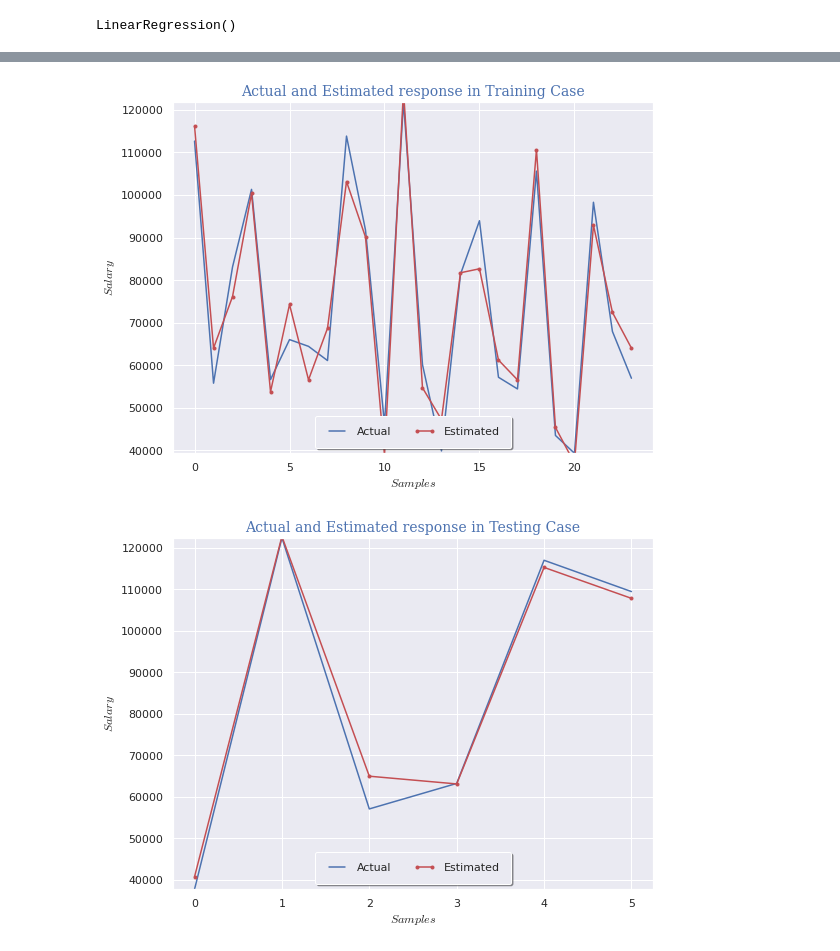
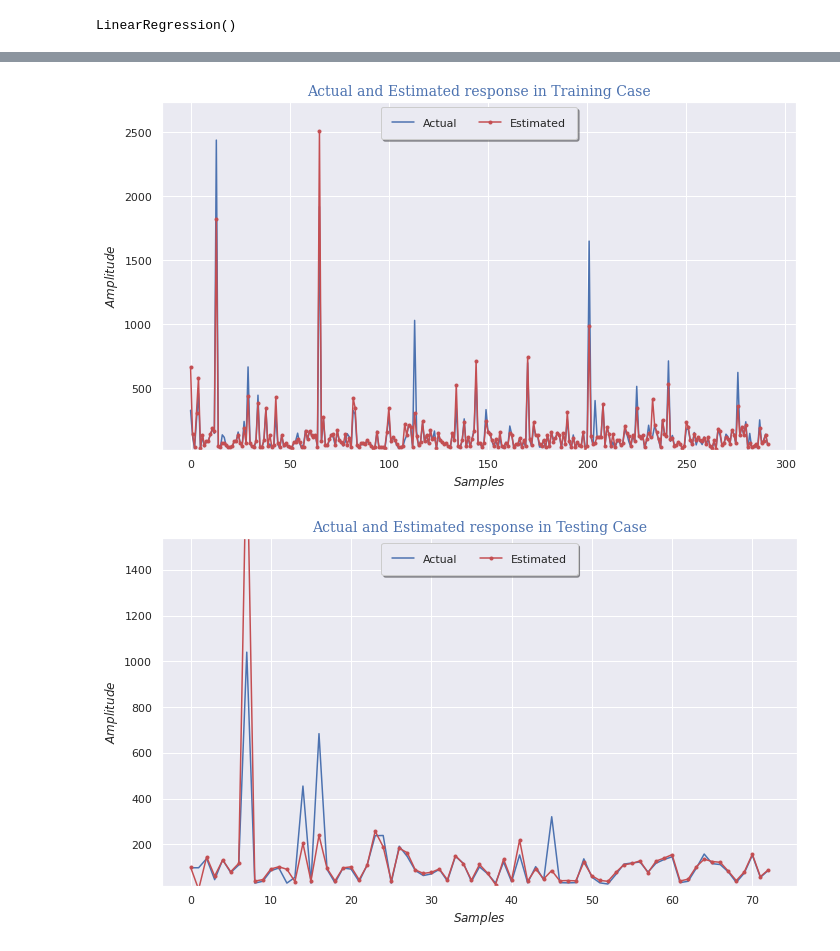
Before and after one commit to asheta66/Machine-Learning-2024, a Jupyter notebook: Multiple Linear Regression/MLR_A.ipynb, the cells around one changed output, grey strips where cells are left out. Saved outputs shown, nothing was run; the diff lists cells and outputs as text; code cells hidden in the pictures.

```diff
--- a/Multiple Linear Regression/MLR_A.ipynb
+++ b/Multiple Linear Regression/MLR_A.ipynb
@@ -1,7 +1,7 @@
 # %% [markdown]
 <a href="https://colab.research.google.com/github/asheta66/Machine-Learning-2022/blob/main/Multiple%20Linear%20Regression/MLR_A.ipynb" target="_parent"><img src="https://colab.research.google.com/assets/colab-badge.svg" alt="Open In Colab"/></a>
 # %%
-# Simple Linear Regression
+# Multiple Linear Regression for Gila River in USA Forecasting
 # Importing the libraries
 
 import numpy as np
@@ -15,7 +15,7 @@ import seaborn as sns
 
 # Importing the datasets
 import sklearn.datasets
-Salary_data = pd.read_csv("https://raw.githubusercontent.com/asheta66/Machine-Learning-2022/main/Simple%20Linear%20Regression/Salary_Data.csv")
-X = Salary_data.iloc[:,:-1].values
-y = Salary_data.iloc[:,1].values
-Salary_data
+gila_river = pd.read_csv("https://raw.githubusercontent.com/asheta66/Machine-Learning-2022/main/Multiple%20Linear%20Regression/GilaRiverFlow.csv")
+X = gila_river.iloc[:,:-1].values
+y = gila_river.iloc[:,3].values
+#gila_river
@@ -78,3 +51,0 @@ sns.displot(data=Salary_data, x="Salary", kde=True)
-# %%
-sns.set(rc={"figure.figsize":(5, 10)}) #width=8, height=4
-sns.countplot(data=Salary_data, y="YearsExperience")
@@ -84,6 +51,0 @@ sns.countplot(data=Salary_data, y="YearsExperience")
-# %%
-sns.set(rc={"figure.figsize":(8, 6)}) #width=8, height=4
-sns.barplot(data=Salary_data, y="YearsExperience", x="Salary")
-
-current_values = plt.gca().get_xticks()
-plt.gca().set_xticklabels(['{:,.0f}'.format(x) for x in current_values])
@@ -161,34 +118,34 @@ Variance_score_train (VarScore): 0.94119      Variance_score_test (VarScore): 0.
 # %%
 # Drawing the actual and estimated responses
 
-fig, axs = plt.subplots(figsize=(8, 6), tight_layout=True)
+fig, axs = plt.subplots(figsize=(10, 6), tight_layout=True)
 
 plt.plot(y_train, '-b', label='Actual')
 plt.plot(y_pred_train, '.-r', label='Estimated')
 
 plt.xlabel(r'$ Samples $', fontsize=12)
-plt.ylabel(r'$ Salary $', fontsize=12)
+plt.ylabel(r'$ Amplitude $', fontsize=12)
 
 plt.title(r'Actual and Estimated response in Training Case', fontname= 'serif',fontsize=14, color='b')
-plt.ylim(np.min(y_train)-10, np.max(y_train)+10)
-plt.legend(fancybox=True, framealpha=1, shadow=True, borderpad=1, frameon=True, loc='lower center', ncol=2)
+plt.ylim(np.min(y_train)-10, np.max(y_train)+300)
+plt.legend(fancybox=True, framealpha=1, shadow=True, borderpad=1, frameon=True, loc='upper center', ncol=2)
 plt.grid(True)
 plt.show()
 
-fig, axs = plt.subplots(figsize=(8, 6), tight_layout=True)
+fig, axs = plt.subplots(figsize=(10, 6), tight_layout=True)
 plt.plot(y_test, '-b', label='Actual')
 plt.plot(y_pred_test, '.-r', label='Estimated')
 plt.xlabel(r'$ Samples $', fontsize=12)
-plt.ylabel(r'$ Salary $', fontsize=12)
+plt.ylabel(r'$ Amplitude $', fontsize=12)
 plt.title(r'Actual and Estimated response in Testing Case', fontname= 'serif',fontsize=14, color='b')
-plt.ylim(np.min(y_test)-10, np.max(y_test)+10)
+plt.ylim(np.min(y_test)-10, np.max(y_test)+500)
 plt.grid(True)
-plt.legend(fancybox=True, framealpha=1, shadow=True, borderpad=1, frameon=True, loc='lower center', ncol=2)
+plt.legend(fancybox=True, framealpha=1, shadow=True, borderpad=1, frameon=True, loc='upper center', ncol=2)
 plt.savefig(r'C:\Users\Admin\Desktop\Data Science Class\Simple_Linear_Regression\Actual_Estimated.png')
 plt.show()
 # %% [output]
-[figure, old version]
+[figure, new version]
-[figure, old version]
+[figure, new version]
 # %%
 # drawing Scatterplots
 fig, axs = plt.subplots(figsize=(10, 5), tight_layout=True)
```
Also changed, not shown: parts of 12 cells of this notebook.
